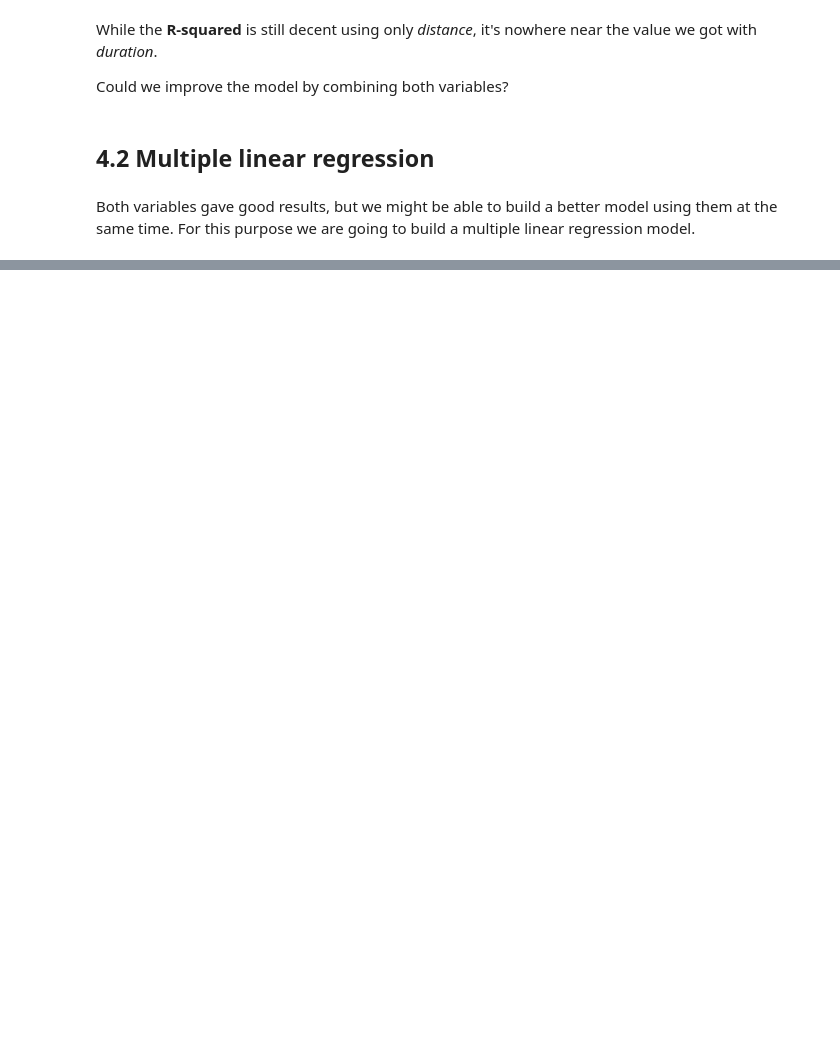
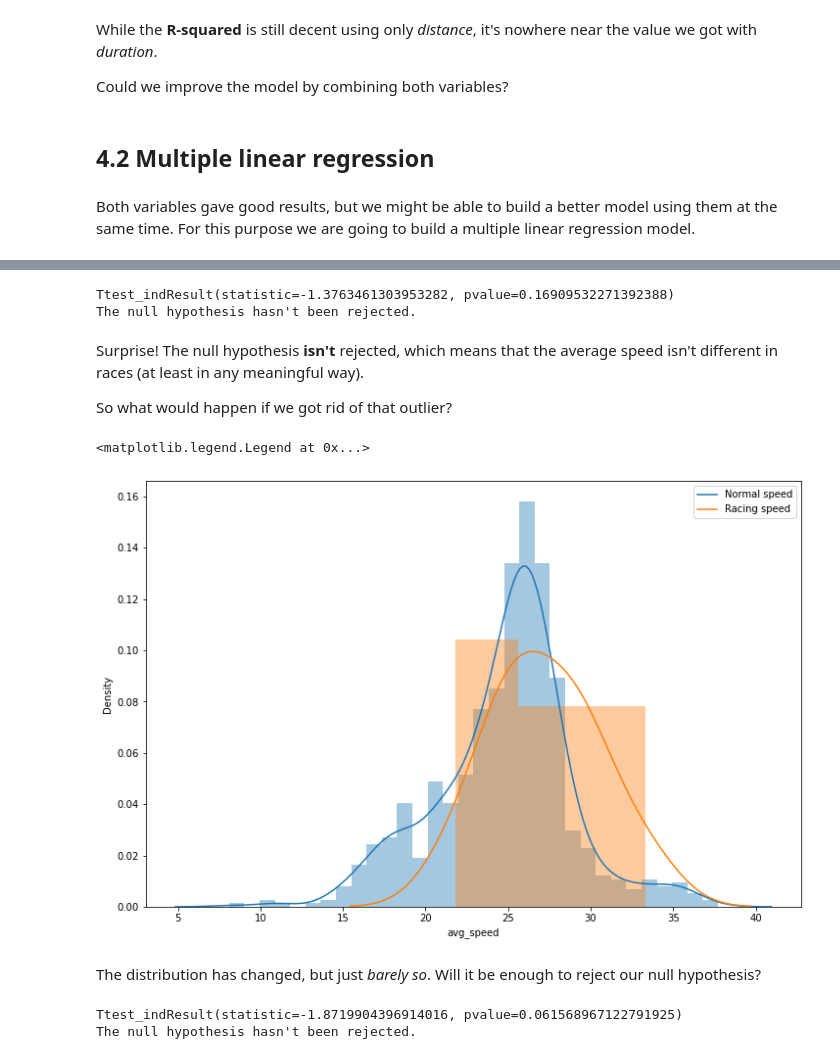
Before and after one commit to x-esteban/Project-05-Statistical-Analysis, a Jupyter notebook: statistical-analysis.ipynb, the cells around one changed output, grey strips where cells are left out. Drawn from its saved outputs; the diff is of its cells as text; code cells hidden in the pictures; blank space fills up the shorter version.

```diff
--- a/statistical-analysis.ipynb
+++ b/statistical-analysis.ipynb
@@ -608,0 +800,39 @@ In this case the outcome is slightly better, meaning that using both variables *
+# %%
+r = sp.stats.ttest_ind(spd, spd_race)
+print(r)
+if (r.pvalue < alpha):
+    print('The null hypothesis has been rejected.')
+else:
+    print("The null hypothesis hasn't been rejected.")
+# %% [output]
+Ttest_indResult(statistic=-1.3763461303953282, pvalue=0.16909532271392388)
+The null hypothesis hasn't been rejected.
+# %% [markdown]
+Surprise! The null hypothesis **isn't** rejected, which means that the average speed isn't different in races (at least in any meaningful way).
+
+So what would happen if we got rid of that outlier?
+# %%
+#Getting rid of the outlier.
+
+spd_race_mod = spd_race[1:]
+# %%
+#Let's see how the distribution looks now:
+
+sns.distplot(spd)
+sns.distplot(spd_race_mod)
+plt.legend(['Normal speed', 'Racing speed'])
+# %% [output]
+<matplotlib.legend.Legend at 0x...>
+[figure, added]
+# %% [markdown]
+The distribution has changed, but just *barely so*. Will it be enough to reject our null hypothesis?
+# %%
+r = sp.stats.ttest_ind(spd, spd_race_mod) #Loading new race data without the outlier.
+print(r)
+if (r.pvalue < alpha):
+    print('The null hypothesis has been rejected.')
+else:
+    print("The null hypothesis hasn't been rejected.")
+# %% [output]
+Ttest_indResult(statistic=-1.8719904396914016, pvalue=0.061568967122791925)
+The null hypothesis hasn't been rejected.
```
Also changed, not shown: parts of 57 cells of this notebook, 2 other files.
